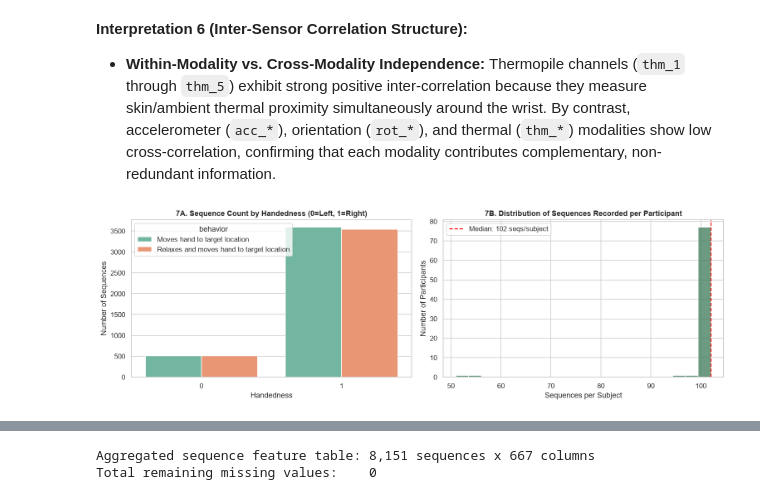
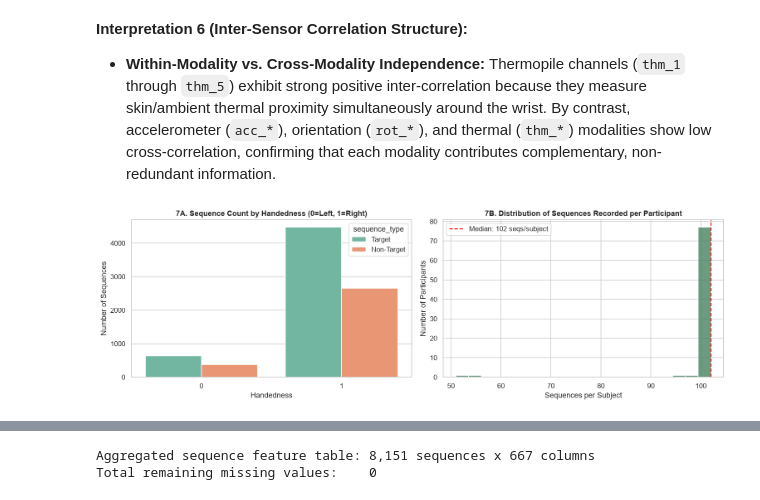
Before and after one commit to FeyzaOzturk1/GROUP17_CENG313, a Jupyter notebook: assignment1_eda_baseline.ipynb, the cells around one changed output, grey strips where cells are left out. Cells and saved outputs as stored; diff of their text form; code cells hidden in the pictures.

```diff
--- a/assignment1_eda_baseline.ipynb
+++ b/assignment1_eda_baseline.ipynb
@@ -329,22 +333,22 @@ plt.show()
 # %%
 # --- PLOT 7: Participant Demographics & Subject-Level Recording Balance ---
 fig, axes = plt.subplots(1, 2, figsize=(14, 4.5))
 
 if 'handedness' in seq_meta.columns:
-    sns.countplot(data=seq_meta, x='handedness', hue='behavior' if 'behavior' in seq_meta.columns else None, palette='Set2', ax=axes[0])
+    sns.countplot(data=seq_meta, x='handedness', hue='sequence_type', palette='Set2', ax=axes[0])
     axes[0].set_title("7A. Sequence Count by Handedness (0=Left, 1=Right)", fontweight='bold')
     axes[0].set_xlabel("Handedness")
     axes[0].set_ylabel("Number of Sequences")
 
 subj_counts = seq_meta['subject'].value_counts()
 sns.histplot(subj_counts, bins=20, color='#3b7a57', ax=axes[1])
 axes[1].axvline(subj_counts.median(), color='red', linestyle='--', label=f"Median: {subj_counts.median():.0f} seqs/subject")
 axes[1].set_title("7B. Distribution of Sequences Recorded per Participant", fontweight='bold')
 axes[1].set_xlabel("Sequences per Subject")
 axes[1].set_ylabel("Number of Participants")
 axes[1].legend()
 
 plt.tight_layout()
 plt.show()
 # %% [output]
-[figure, old version]
+[figure, new version]
```
Also changed, not shown: parts of 13 cells of this notebook.
